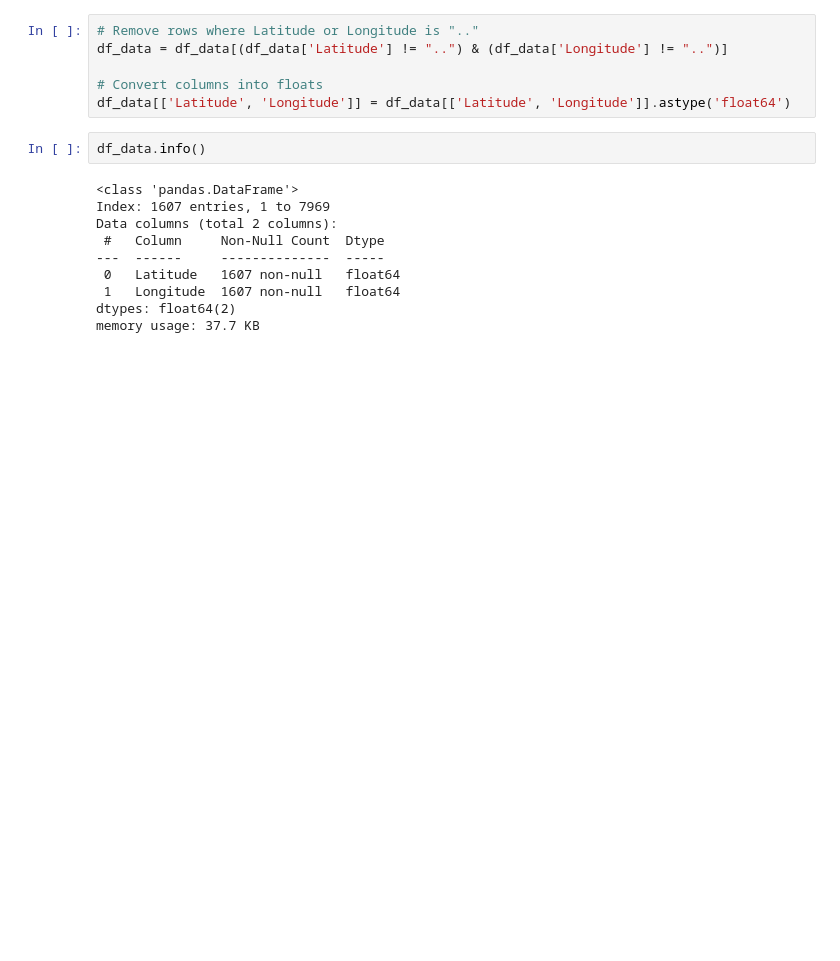
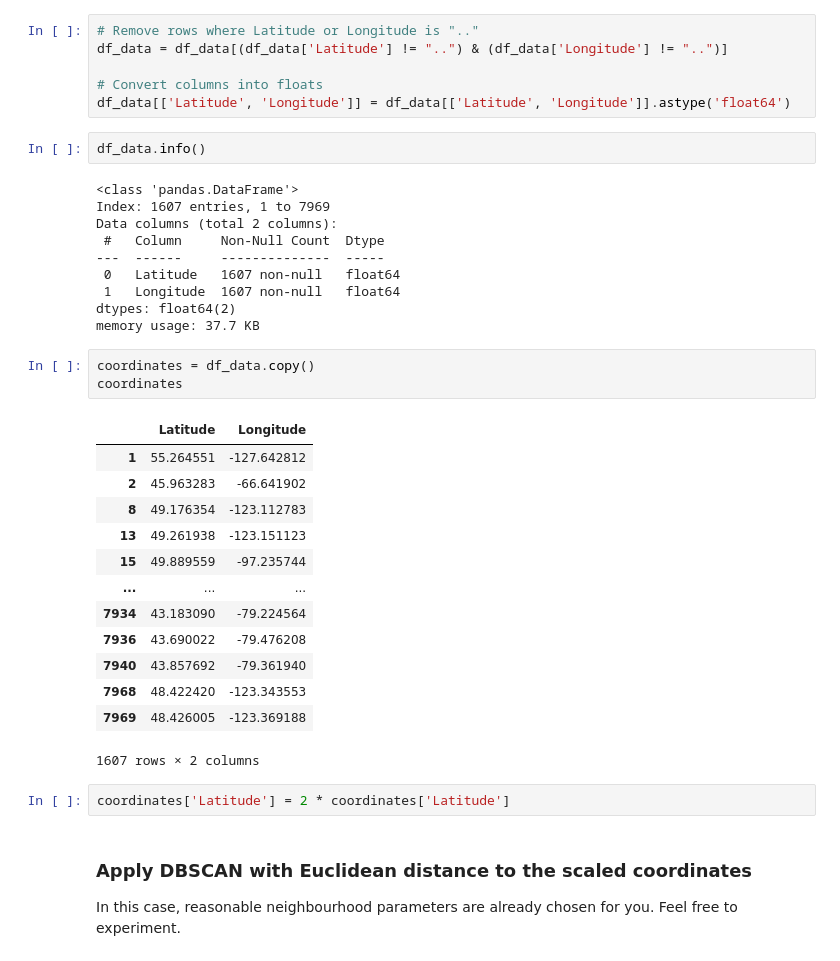
Before and after one commit to VishSeran/machine-learning-models, a Jupyter notebook: dbscan-hdbscan-model/dbscan-hdbscan.ipynb, the cells around one changed output. Cells and saved outputs as stored; diff of their text form; blank space fills up the shorter version.

```diff
--- a/dbscan-hdbscan-model/dbscan-hdbscan.ipynb
+++ b/dbscan-hdbscan-model/dbscan-hdbscan.ipynb
@@ -215,3 +218,25 @@ Data columns (total 2 columns):
  1   Longitude  1607 non-null   float64
 dtypes: float64(2)
 memory usage: 37.7 KB
+# %%
+coordinates = df_data.copy()
+coordinates
+# %% [output]
+|  | Latitude | Longitude |
+| 1 | 55.264551 | -127.642812 |
+| 2 | 45.963283 | -66.641902 |
+| 8 | 49.176354 | -123.112783 |
+| 13 | 49.261938 | -123.151123 |
+| 15 | 49.889559 | -97.235744 |
+| ... | ... | ... |
+| 7934 | 43.183090 | -79.224564 |
+| 7936 | 43.690022 | -79.476208 |
+| 7940 | 43.857692 | -79.361940 |
+| 7968 | 48.422420 | -123.343553 |
+| 7969 | 48.426005 | -123.369188 |
+1607 rows × 2 columns
+# %%
+coordinates['Latitude'] = 2 * coordinates['Latitude']
+# %% [markdown]
+### Apply DBSCAN with Euclidean distance to the scaled coordinates
+In this case, reasonable neighbourhood parameters are already chosen for you. Feel free to experiment.
```
Also changed, not shown: parts of 7 cells of this notebook, 1 other file.
